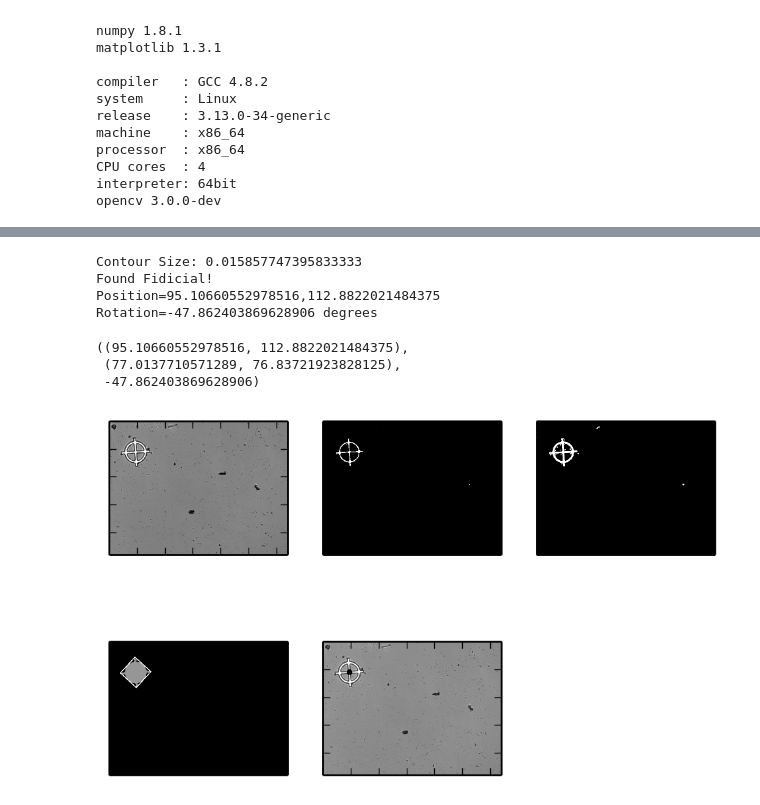
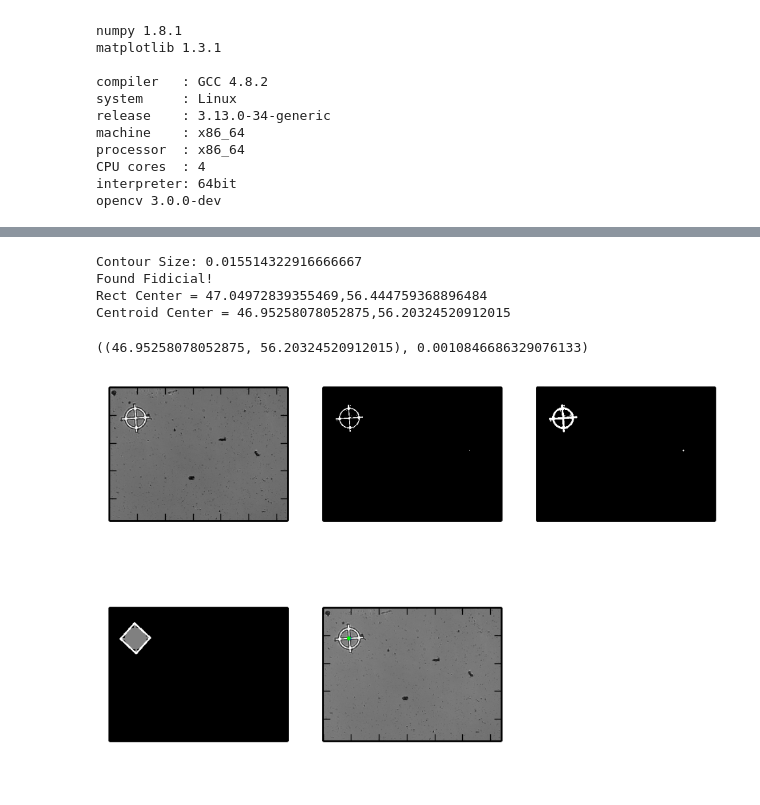
Before and after one commit to egmont7/Small, a Jupyter notebook: Fiducial_Recognition.ipynb, the cells around one changed output, grey strips where cells are left out. Drawn from its saved outputs; the diff is of its cells as text; code cells hidden in the pictures.

Commit message:
Update to Fiducial Recognition

```diff
--- a/Fiducial_Recognition.ipynb
+++ b/Fiducial_Recognition.ipynb
@@ -98,11 +126,9 @@ The shape of the fiducial ensures that the center of the box is the center of th
 # %%
-getFiducial("data/BBM_fiducial7.png", 180, 4, 0.013, 0.016)
+getFiducial("/home/caleb/Sources/Fiducial_Recognition/data/BBM_fiducial7.png", 3, 0.01, 0.02, 8, 3)
 # %% [output]
-Contour Size: 0.015857747395833333
+Contour Size: 0.015514322916666667
 Found Fidicial!
-Position=95.10660552978516,112.8822021484375
-Rotation=-47.862403869628906 degrees
+Rect Center = 47.04972839355469,56.444759368896484
+Centroid Center = 46.95258078052875,56.20324520912015
-((95.10660552978516, 112.8822021484375),
- (77.0137710571289, 76.83721923828125),
- -47.862403869628906)
+((46.95258078052875, 56.20324520912015), 0.0010846686329076133)
-[figure, old version]
+[figure, new version]
```
Also changed, not shown: parts of 5 cells of this notebook.
